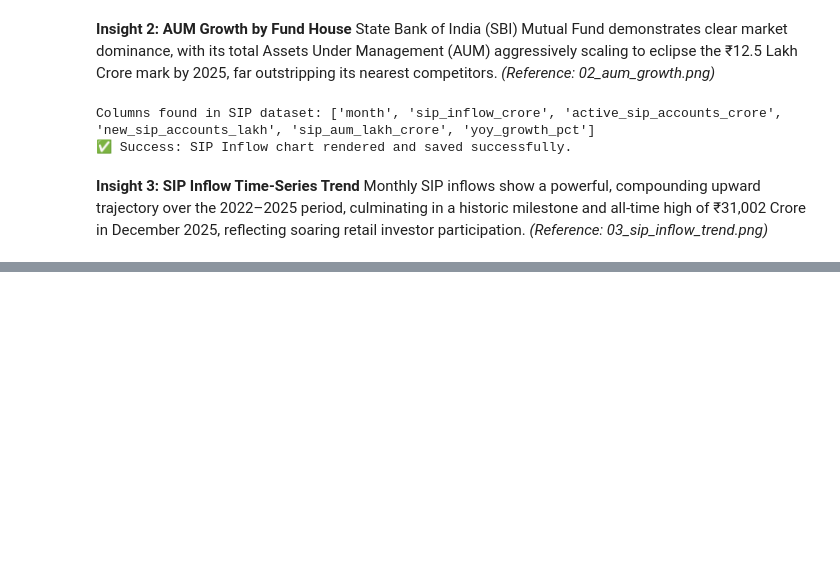
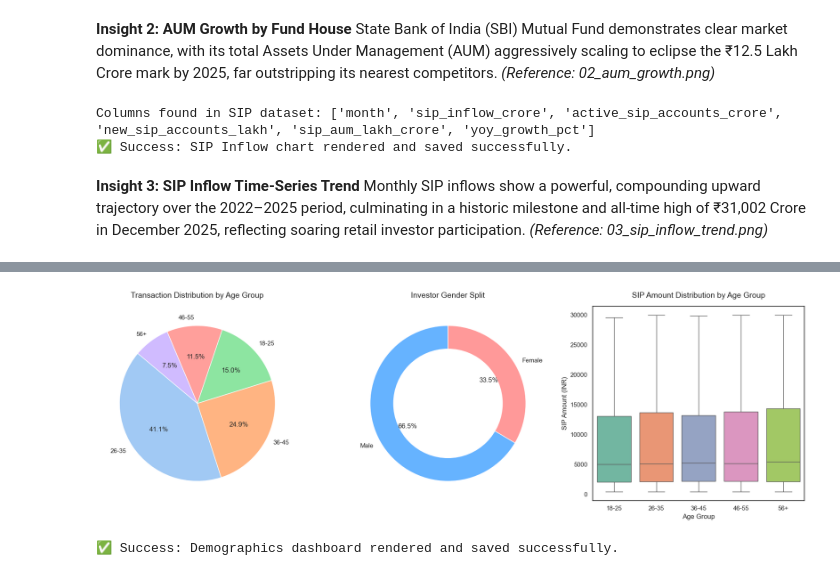
Before and after one commit to Utkrisht2004/bluestock_mf_capstone, a Jupyter notebook: notebooks/03_eda_analysis.ipynb, the cells around one changed output, grey strips where cells are left out. Drawn from its saved outputs; the diff is of its cells as text; code cells hidden in the pictures; blank space fills up the shorter version.

```diff
--- a/notebooks/03_eda_analysis.ipynb
+++ b/notebooks/03_eda_analysis.ipynb
@@ -263,0 +268,78 @@ except Exception as e:
+# %%
+# Cell 6: Investor Demographics Dashboard
+import pandas as pd
+import sqlite3
+import matplotlib.pyplot as plt
+import seaborn as sns
+
+output_dir = "../reports/charts"
+db_path = "../data/db/bluestock_mf.db"
+
+try:
+    # 1. Pull data directly from our cleaned database
+    conn = sqlite3.connect(db_path)
+    query = """
+        SELECT age_group, gender, amount_inr, transaction_type
+        FROM fact_transactions
+        WHERE age_group IS NOT NULL AND gender IS NOT NULL
+    """
+    df_demo = pd.read_sql_query(query, conn)
+    conn.close()
+
+    # 2. Set up a 1x3 grid for our dashboard
+    fig, axes = plt.subplots(1, 3, figsize=(18, 6))
+    sns.set_theme(style="whitegrid")
+
+    # --- Chart A: Age Group Pie Chart ---
+    age_counts = df_demo['age_group'].value_counts()
+    axes[0].pie(
+        age_counts,
+        labels=age_counts.index,
+        autopct='%1.1f%%',
+        startangle=140,
+        colors=sns.color_palette('pastel')
+    )
+    axes[0].set_title('Transaction Distribution by Age Group', fontsize=14, pad=15)
+
+    # --- Chart B: Gender Split Donut Chart ---
+    gender_counts = df_demo['gender'].value_counts()
+    axes[1].pie(
+        gender_counts,
+        labels=gender_counts.index,
+        autopct='%1.1f%%',
+        startangle=90,
+        colors=['#66b3ff', '#ff9999', '#99ff99']
+    )
+    # Draw a white circle in the center to create the "donut" look
+    centre_circle = plt.Circle((0,0), 0.70, fc='white')
+    axes[1].add_artist(centre_circle)
+    axes[1].set_title('Investor Gender Split', fontsize=14, pad=15)
+
+    # --- Chart C: SIP Amount Box Plot by Age Group ---
+    # Filter for SIPs only and sort age groups alphabetically so they render in order
+    sip_data = df_demo[df_demo['transaction_type'] == 'SIP']
+    sorted_ages = sorted(sip_data['age_group'].unique())
+
+    sns.boxplot(
+        data=sip_data,
+        x='age_group',
+        y='amount_inr',
+        ax=axes[2],
+        palette='Set2',
+        order=sorted_ages,
+        showfliers=False # Hiding extreme outliers so the "boxes" are actually readable
+    )
+    axes[2].set_title('SIP Amount Distribution by Age Group', fontsize=14, pad=15)
+    axes[2].set_xlabel('Age Group', fontsize=12)
+    axes[2].set_ylabel('SIP Amount (INR)', fontsize=12)
+
+    # 3. Clean up layout, save, and show
+    plt.tight_layout()
+    plt.savefig(f"{output_dir}/05_investor_demographics.png", dpi=300)
+    plt.show()
+
+    print("✅ Success: Demographics dashboard rendered and saved successfully.")
+
+except Exception as e:
+    print(f"❌ An error occurred: {e}")
+# %% [output]
@@ -263,0 +349,2 @@ except Exception as e:
+[figure, added]
+✅ Success: Demographics dashboard rendered and saved successfully.
```
Also changed, not shown: parts of 11 cells of this notebook.
